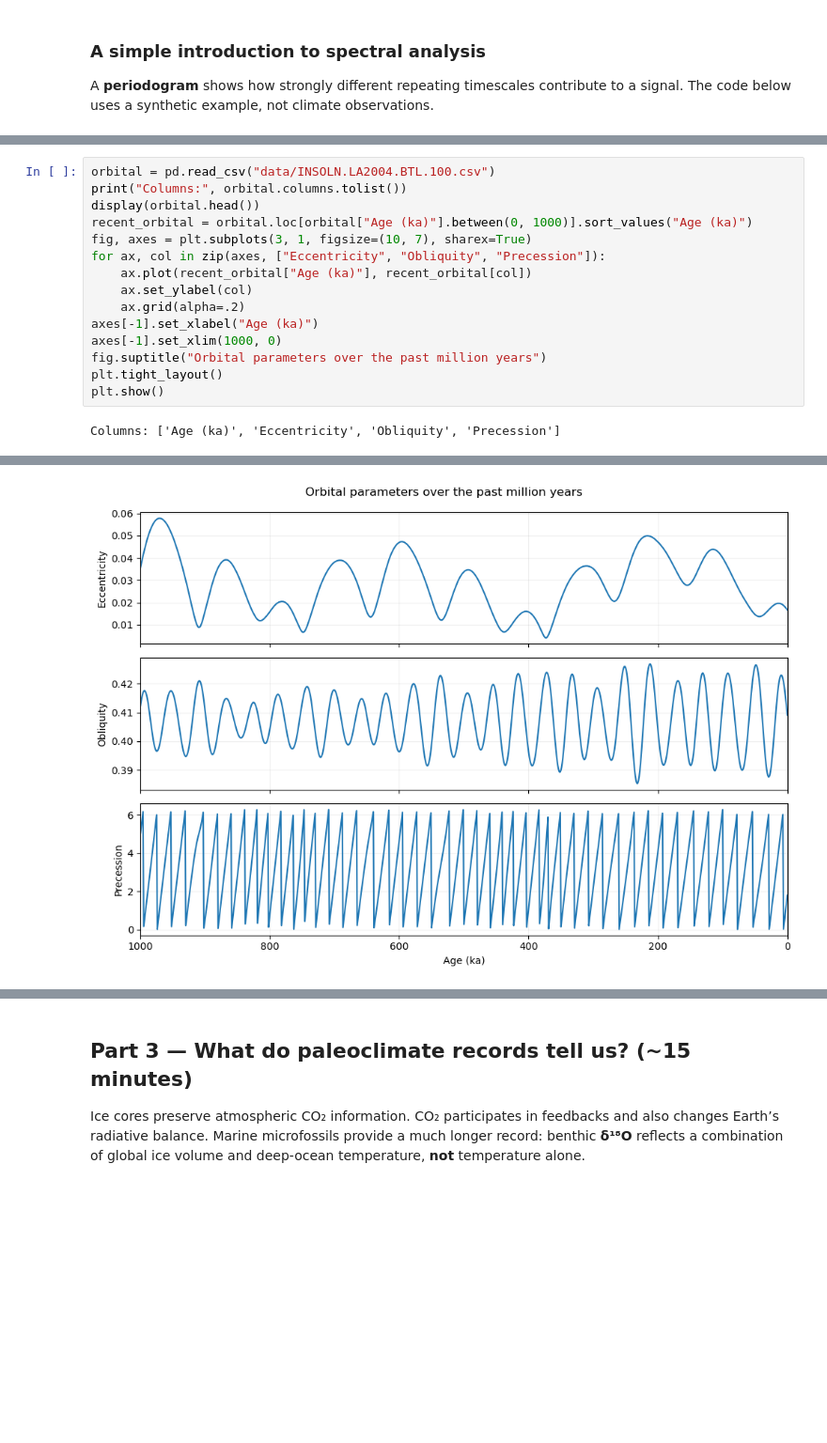
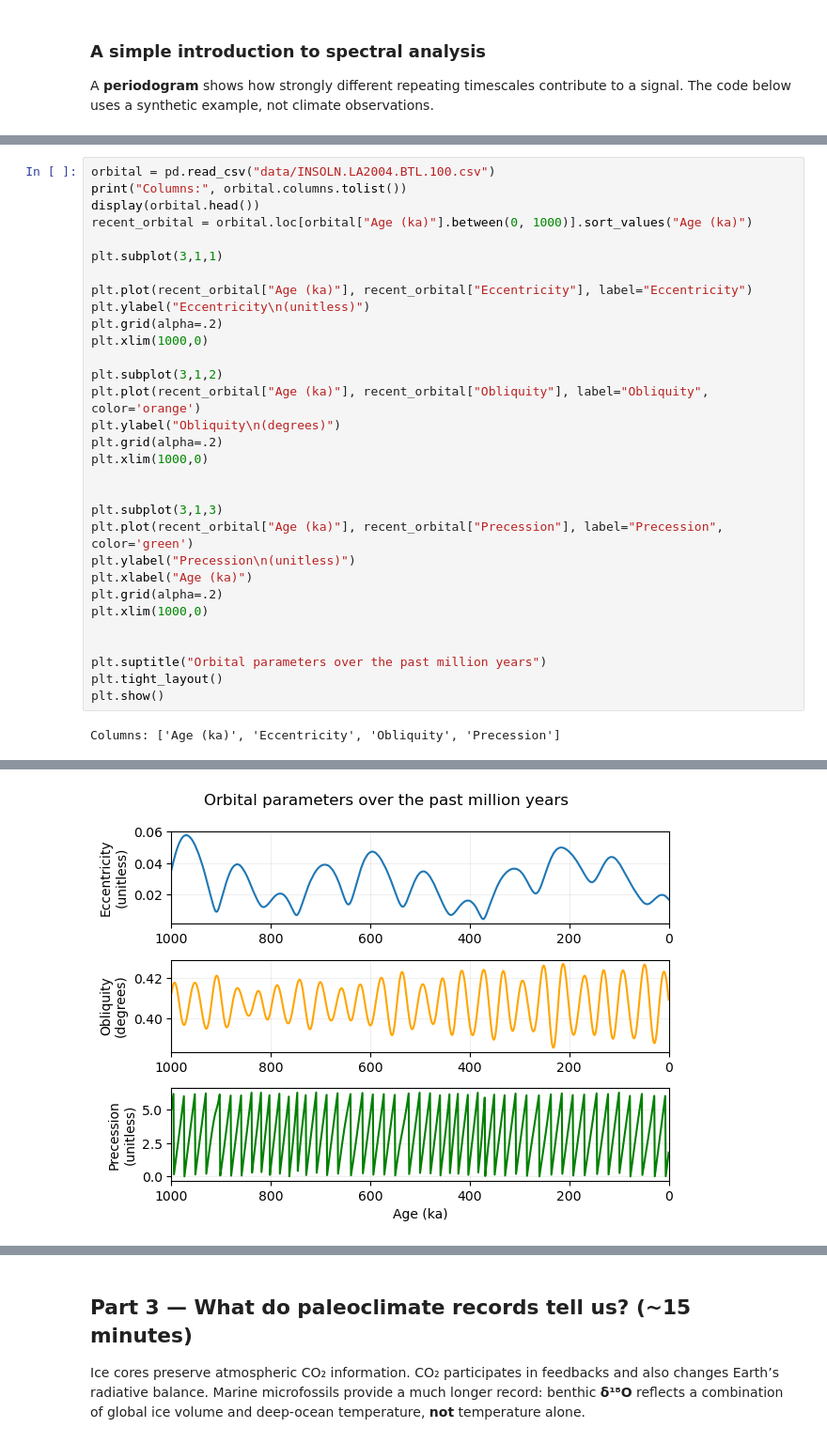
Before and after one commit to marositesUSC/wx-and-climate, a Jupyter notebook: glacial_cycles_time_series/week10_glacial_cycle_time_series/02_Glacial_Cycles_Guided_In_Class.ipynb, the cells around one changed output, grey strips where cells are left out. Shown at 94% size. Cells and saved outputs as stored; diff of their text form; blank space fills up the shorter version.

```diff
--- a/glacial_cycles_time_series/week10_glacial_cycle_time_series/02_Glacial_Cycles_Guided_In_Class.ipynb
+++ b/glacial_cycles_time_series/week10_glacial_cycle_time_series/02_Glacial_Cycles_Guided_In_Class.ipynb
@@ -82,25 +219,41 @@ The three orbital variations are **eccentricity** (shape of orbit), **obliquity*
 # %%
 orbital = pd.read_csv("data/INSOLN.LA2004.BTL.100.csv")
 print("Columns:", orbital.columns.tolist())
 display(orbital.head())
 recent_orbital = orbital.loc[orbital["Age (ka)"].between(0, 1000)].sort_values("Age (ka)")
-fig, axes = plt.subplots(3, 1, figsize=(10, 7), sharex=True)
-for ax, col in zip(axes, ["Eccentricity", "Obliquity", "Precession"]):
-    ax.plot(recent_orbital["Age (ka)"], recent_orbital[col])
-    ax.set_ylabel(col)
-    ax.grid(alpha=.2)
-axes[-1].set_xlabel("Age (ka)")
-axes[-1].set_xlim(1000, 0)
-fig.suptitle("Orbital parameters over the past million years")
+
+plt.subplot(3,1,1)
+
+plt.plot(recent_orbital["Age (ka)"], recent_orbital["Eccentricity"], label="Eccentricity")
+plt.ylabel("Eccentricity\n(unitless)")
+plt.grid(alpha=.2)
+plt.xlim(1000,0)
+
+plt.subplot(3,1,2)
+plt.plot(recent_orbital["Age (ka)"], recent_orbital["Obliquity"], label="Obliquity", color='orange')
+plt.ylabel("Obliquity\n(degrees)")
+plt.grid(alpha=.2)
+plt.xlim(1000,0)
+
+
+plt.subplot(3,1,3)
+plt.plot(recent_orbital["Age (ka)"], recent_orbital["Precession"], label="Precession", color='green')
+plt.ylabel("Precession\n(unitless)")
+plt.xlabel("Age (ka)")
+plt.grid(alpha=.2)
+plt.xlim(1000,0)
+
+
+plt.suptitle("Orbital parameters over the past million years")
 plt.tight_layout()
 plt.show()
 # %% [output]
 Columns: ['Age (ka)', 'Eccentricity', 'Obliquity', 'Precession']
 |  | Age (ka) | Eccentricity | Obliquity | Precession |
 | 0 | 0 | 0.016702 | 0.409093 | 1.796257 |
 | 1 | 1 | 0.017161 | 0.411353 | 1.497928 |
 | 2 | 2 | 0.017497 | 0.413555 | 1.200024 |
 | 3 | 3 | 0.017846 | 0.415639 | 0.903494 |
 | 4 | 4 | 0.018211 | 0.417555 | 0.611381 |
-[figure, old version]
+[figure, new version]
 # %% [markdown]
```
Also changed, not shown: parts of 52 cells of this notebook, 5 other files.
